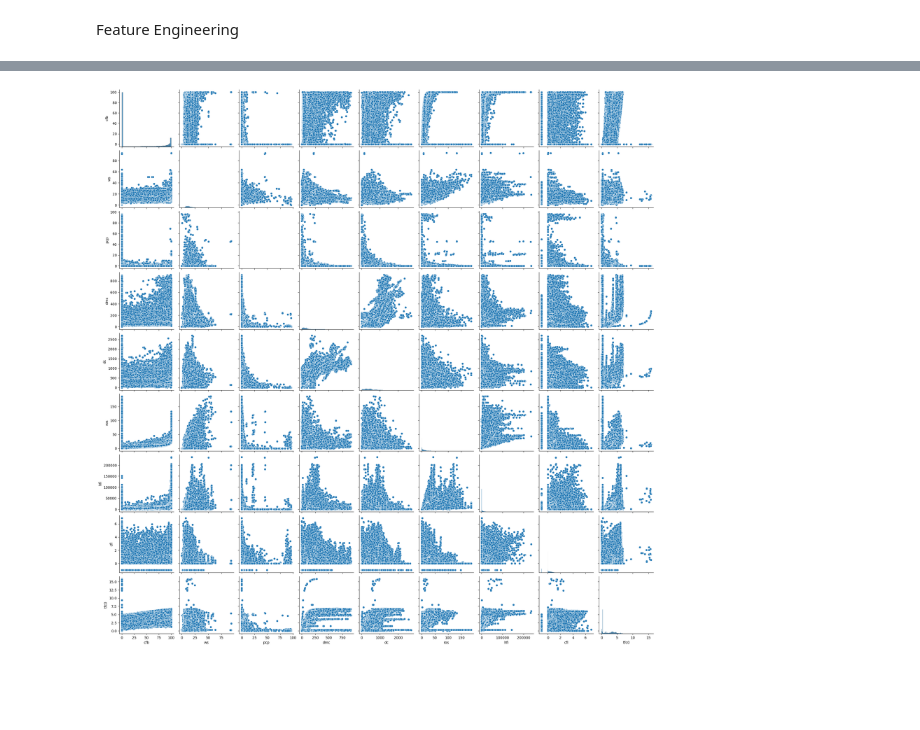
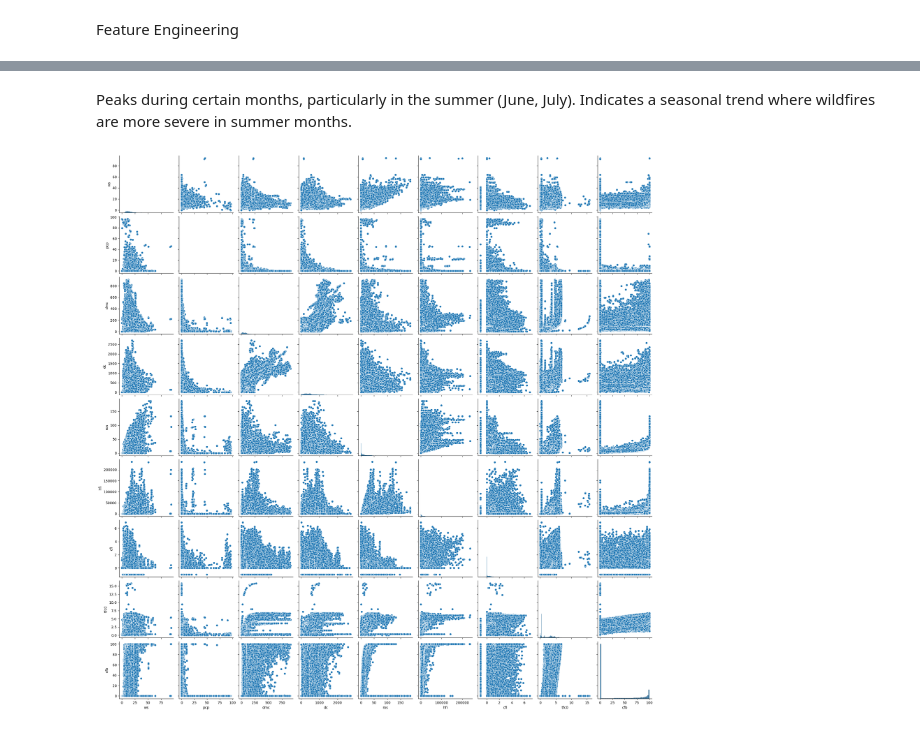
Before and after one commit to Big-Data-Capstone-S2024/WildFireSimulation, a Jupyter notebook: wildfireprediction_feature_engineering.ipynb, the cells around one changed output, grey strips where cells are left out. Drawn from its saved outputs; the diff is of its cells as text; code cells hidden in the pictures; blank space fills up the shorter version.

```diff
--- a/wildfireprediction_feature_engineering.ipynb
+++ b/wildfireprediction_feature_engineering.ipynb
@@ -143,3 +178,10 @@ geo_wfp['lat_sin'] = np.sin(np.radians(geo_wfp['lat']))
 geo_wfp['lat_cos'] = np.cos(np.radians(geo_wfp['lat']))
 geo_wfp['lon_sin'] = np.sin(np.radians(geo_wfp['lon']))
 geo_wfp['lon_cos'] = np.cos(np.radians(geo_wfp['lon']))
+# %%
+# Drop original longitude and latitude columns
+geo_wfp.drop(columns=['lat', 'lon'], inplace=True)
+# %%
+# Convert to GeoDataFrame
+geo_wfp = gpd.GeoDataFrame(geo_wfp, geometry=gpd.points_from_xy(geo_wfp['lon_cos'], geo_wfp['lat_cos']))
+geo_wfp.set_crs(epsg=4326, inplace=True)
@@ -199,0 +259,10 @@ plt.show()
+# %%
+# Boxplots of significant features
+columns_to_visualize = ['ws', 'pcp', 'dmc', 'dc', 'ros', 'hfi', 'cfl', 'tfc0']
+
+fig, axes = plt.subplots(len(columns_to_visualize), 1, figsize=(12, 8))
+for i, column in enumerate(columns_to_visualize):
+    sns.boxplot(x=geo_wfp[column], ax=axes[i], color='skyblue')
+    axes[i].set_title(f'Boxplot of {column}')
+plt.tight_layout()
+plt.show()
@@ -199,0 +280,3 @@ plt.show()
+# %%
+# Create a 'year_month' column for grouping
+geo_wfp['year_month'] = geo_wfp['year'].astype(str) + '-' + geo_wfp['month'].astype(str)
@@ -200,7 +300,8 @@ plt.show()
+# %% [markdown]
+Peaks during certain months, particularly in the summer (June, July). Indicates a seasonal trend where wildfires are more severe in summer months.
 # %%
-# Pairplot using Seaborn to see relationships between features and the target variable
-pairplot_columns = ['cfb', 'ws', 'pcp', 'dmc', 'dc', 'ros', 'hfi', 'cfl', 'tfc0']
-sns.pairplot(geo_wfp[pairplot_columns])
+# Pairplot to visualize relationships between features and the target
+sns.pairplot(geo_wfp, vars=columns_to_visualize + ['cfb'])
 plt.show()
 # %% [output]
-[figure, old version]
+[figure, new version]
```
Also changed, not shown: parts of 36 cells of this notebook, 2 other files.
